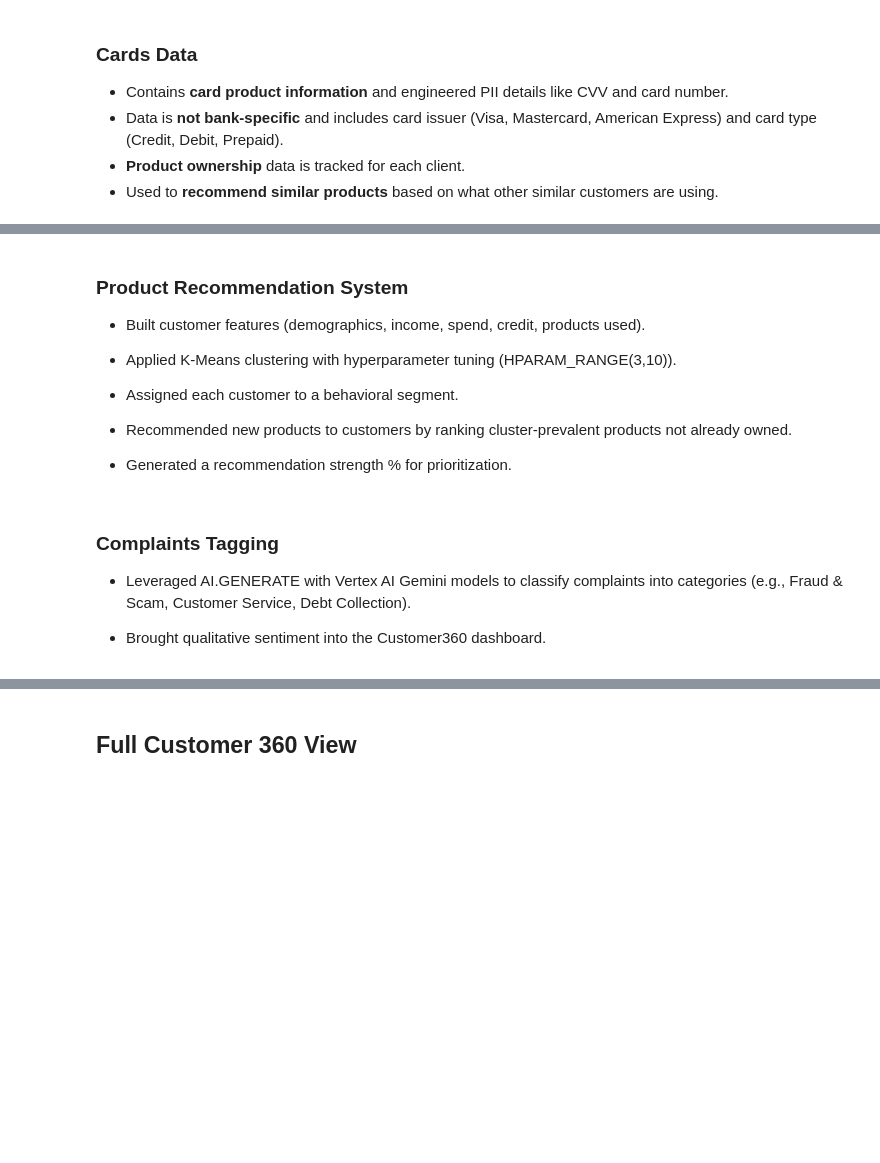
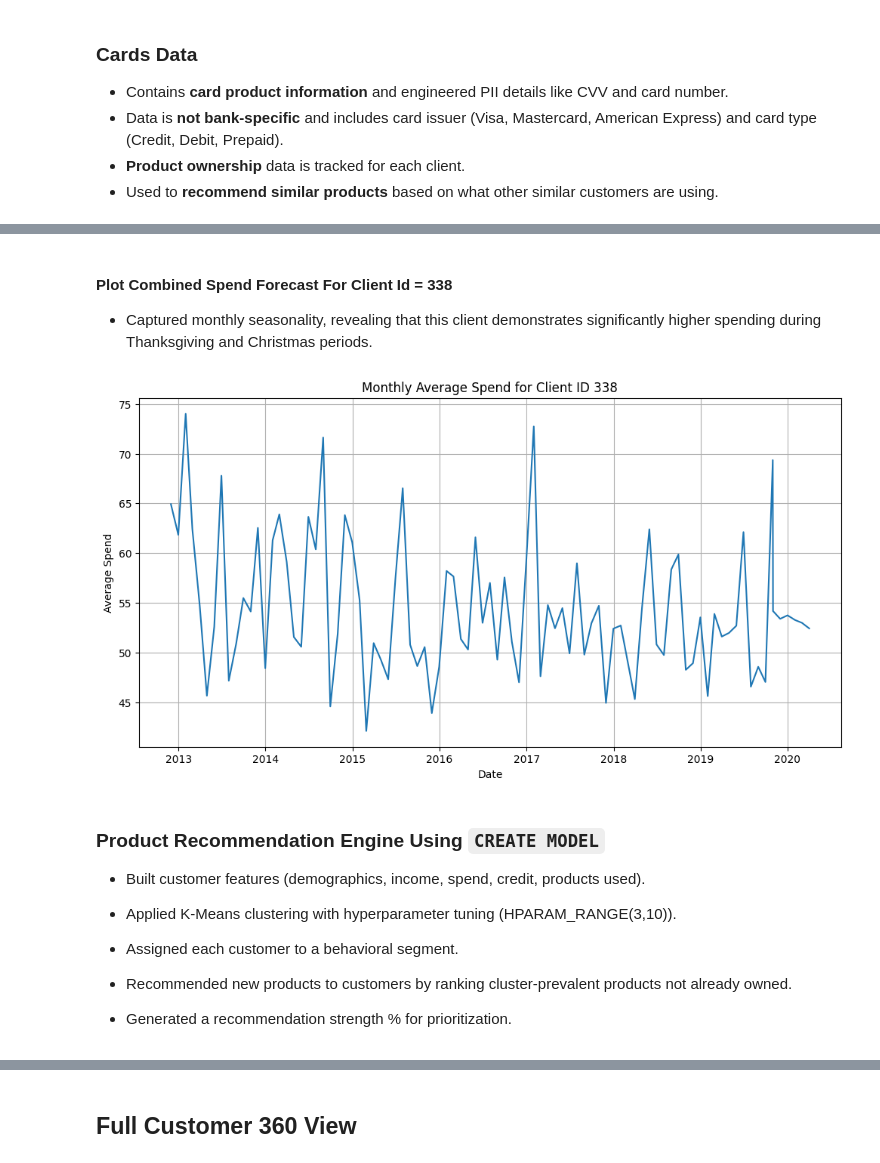
Before and after one commit to shloksah/customer360_google_hackathon, a Jupyter notebook: Customer360_Google_Hackathon.ipynb, the cells around one changed output, grey strips where cells are left out. Saved outputs shown, nothing was run; the diff lists cells and outputs as text; code cells hidden in the pictures; blank space fills up the shorter version.

```diff
--- a/Customer360_Google_Hackathon.ipynb
+++ b/Customer360_Google_Hackathon.ipynb
@@ -315,3 +394,7 @@ GROUP BY 1;
 
 client.query(query).result()
 print("✅ Table created successfully")
+# %%
+df_spend_f = client.query("select * from `my_database.timeseries_forecast_spend`").to_dataframe()
+print(df_spend_f.shape)
+df_spend_f.head(5)
@@ -318,5 +409,39 @@ print("✅ Table created successfully")
+# %% [markdown]
+#### **Plot Combined Spend Forecast For Client Id = 338**
+
+- Captured monthly seasonality, revealing that this client demonstrates significantly higher spending during Thanksgiving and Christmas periods.
+# %%
+# Filter df_spend_f for client_id=338
+df_spend_f_338 = df_spend_f[df_spend_f['client_id'] == 338].copy()
+
+# Convert 'forecast_timestamp' to datetime for plotting
+df_spend_f_338['forecast_timestamp'] = pd.to_datetime(df_spend_f_338['forecast_timestamp'])
+
+# Group df_transactions_w_mcc by month and client_id and calculate average spend
+df_transactions_monthly_spend = df_transactions_w_mcc.groupby(['client_id', pd.Grouper(key='date', freq='M')])['amount'].mean().reset_index()
+df_transactions_monthly_spend.rename(columns={'date': 'forecast_timestamp', 'amount': 'forecast_value'}, inplace=True)
+
+# Filter df_transactions_monthly_spend for client_id=338
+df_transactions_monthly_spend_338 = df_transactions_monthly_spend[df_transactions_monthly_spend['client_id'] == 338].copy()
+
+# Concatenate the two dataframes
+df_combined_spend_338 = pd.concat([df_transactions_monthly_spend_338, df_spend_f_338[['forecast_timestamp', 'forecast_value']]], ignore_index=True)
+
+# Sort by date for plotting
+df_combined_spend_338 = df_combined_spend_338.sort_values('forecast_timestamp')
+
+# Plot the monthly average spend
+plt.figure(figsize=(12, 6))
+sns.lineplot(data=df_combined_spend_338, x='forecast_timestamp', y='forecast_value')
+plt.title('Monthly Average Spend for Client ID 338')
+plt.xlabel('Date')
+plt.ylabel('Average Spend')
+plt.grid(True)
+plt.show()
+# %% [output]
+[figure, added]
 # %% [markdown]
-### **Product Recommendation System**
+### **Product Recommendation Engine Using `CREATE MODEL`**
 
 - Built customer features (demographics, income, spend, credit, products used).
 
@@ -414,9 +539,3 @@ WHERE RNO = 1;
 
 client.query(query).result()
 print("✅ Table created successfully")
-# %% [markdown]
-### **Complaints Tagging**
-
-- Leveraged AI.GENERATE with Vertex AI Gemini models to classify complaints into categories (e.g., Fraud & Scam, Customer Service, Debt Collection).
-
-- Brought qualitative sentiment into the Customer360 dashboard.
```
Also changed, not shown: parts of 30 cells of this notebook.
